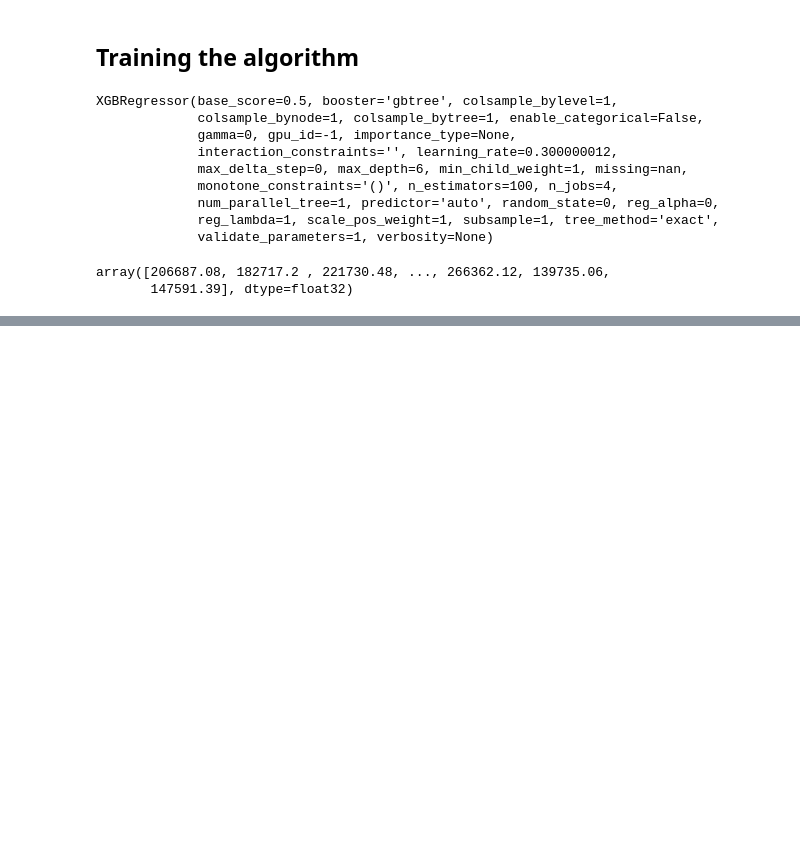
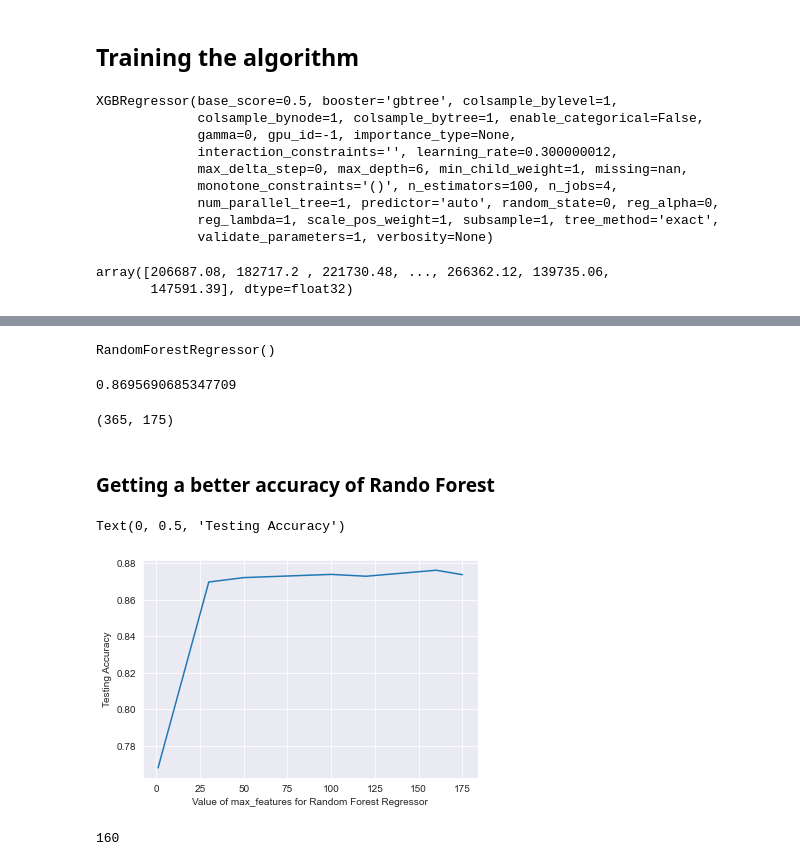
Before and after one commit to ThierrryScotto/House-Prices, a Jupyter notebook: house_prices.ipynb, the cells around one changed output, grey strips where cells are left out. Cells and saved outputs as stored; diff of their text form; code cells hidden in the pictures; blank space fills up the shorter version.

Commit message:
predicting using random forest

```diff
--- a/house_prices.ipynb
+++ b/house_prices.ipynb
@@ -354,0 +359,5 @@ datasets.to_csv('sample_submission.csv', index=False)
+# %%
+import xgboost
+
+classifier = xgboost.XGBRegressor()
+classifier.fit(X_train, y_train)
@@ -354,0 +380,56 @@ datasets.to_csv('sample_submission.csv', index=False)
+# %%
+from sklearn.ensemble import RandomForestRegressor
+
+random_forest = RandomForestRegressor()
+random_forest.fit(X_train, y_train)
+# %% [output]
+RandomForestRegressor()
+# %%
+random_forest.score(X_test, y_test)
+# %% [output]
+0.8695690685347709
+# %%
+X_test.shape
+# %% [output]
+(365, 175)
+# %% [markdown]
+### Getting a better accuracy of Rando Forest
+# %%
+## function to get the highest value
+
+def highest_param(score_array, new_score, max_feature, best_param):
+    if len(score_array) == 0:
+        return best_param
+
+    highest = 0
+    for index in range(len(score_array) - 1):
+        if score_array[index] < new_score:
+            highest =  max_feature
+        else:
+            highest = best_param
+
+    return highest
+# %%
+## testando o numero de max_features
+
+max_features = [1, 30, 50, 100, 120, 160, X_train.shape[1]]
+scores = []
+best_max_features = 0
+
+for max_feature in max_features:
+    random_forest = RandomForestRegressor(max_features=max_feature)
+    random_forest.fit(X_train, y_train)
+    score = random_forest.score(X_test, y_test)
+    scores.append(score)
+    best_max_features = highest_param(scores, score, max_feature, best_max_features)
+
+plt.plot(max_features, scores)
+plt.xlabel('Value of max_features for Random Forest Regressor')
+plt.ylabel('Testing Accuracy')
+# %% [output]
+Text(0, 0.5, 'Testing Accuracy')
+[figure, added]
+# %%
+best_max_features
+# %% [output]
+160
```
Also changed, not shown: parts of 14 cells of this notebook, 1 other file.
